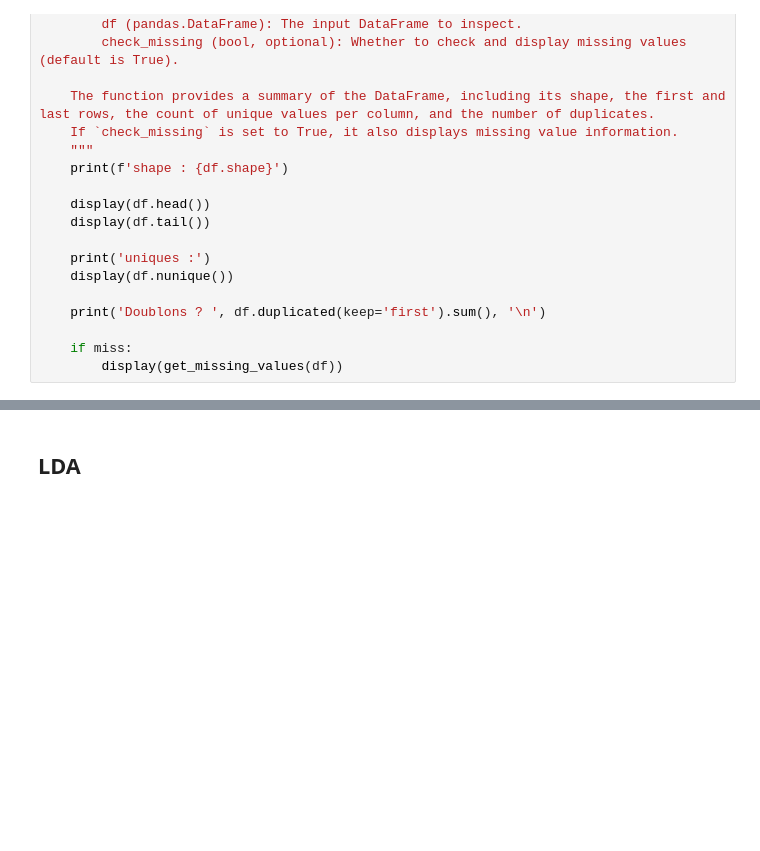
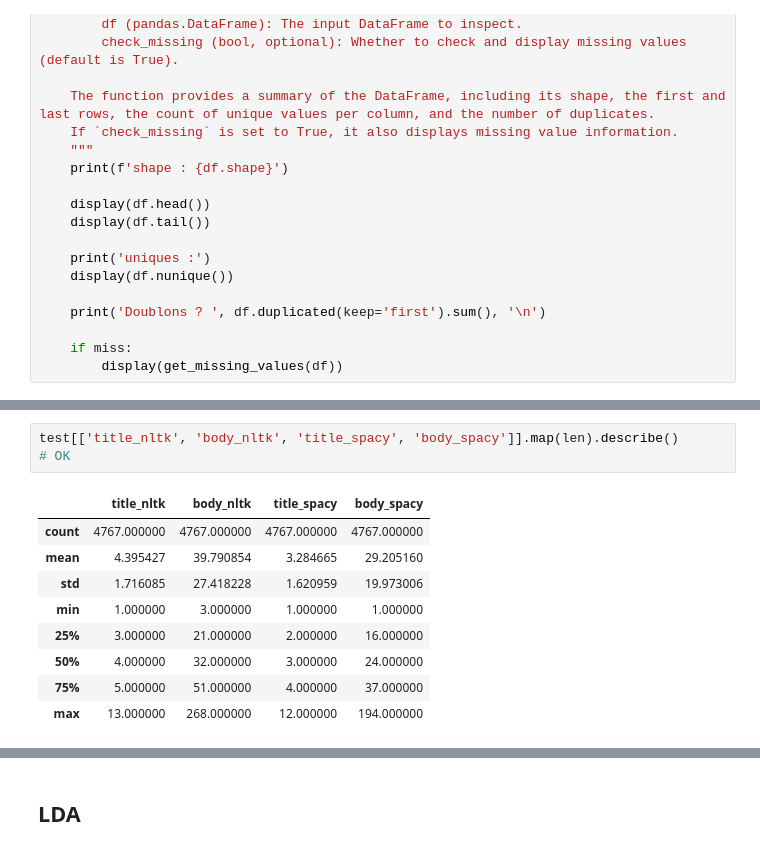
Before and after one commit to Kiwinokoto/ML_student, a Jupyter notebook: notebooks/Oudelet_Kevin_3_notebook_approche_non_supervisée_271123.ipynb, the cells around one changed output, grey strips where cells are left out. Drawn from its saved outputs; the diff is of its cells as text; blank space fills up the shorter version.

```diff
--- a/notebooks/Oudelet_Kevin_3_notebook_approche_non_supervisée_271123.ipynb
+++ b/notebooks/Oudelet_Kevin_3_notebook_approche_non_supervisée_271123.ipynb
@@ -213 +208,14 @@ Doublons ?  0
+# %%
+test[['title_nltk', 'body_nltk', 'title_spacy', 'body_spacy']].map(len).describe()
+# OK
+# %% [output]
+|  | title_nltk | body_nltk | title_spacy | body_spacy |
+| count | 4767.000000 | 4767.000000 | 4767.000000 | 4767.000000 |
+| mean | 4.395427 | 39.790854 | 3.284665 | 29.205160 |
+| std | 1.716085 | 27.418228 | 1.620959 | 19.973006 |
+| min | 1.000000 | 3.000000 | 1.000000 | 1.000000 |
+| 25% | 3.000000 | 21.000000 | 2.000000 | 16.000000 |
+| 50% | 4.000000 | 32.000000 | 3.000000 | 24.000000 |
+| 75% | 5.000000 | 51.000000 | 4.000000 | 37.000000 |
+| max | 13.000000 | 268.000000 | 12.000000 | 194.000000 |
 # %%
```
Also changed, not shown: parts of 18 cells of this notebook.
